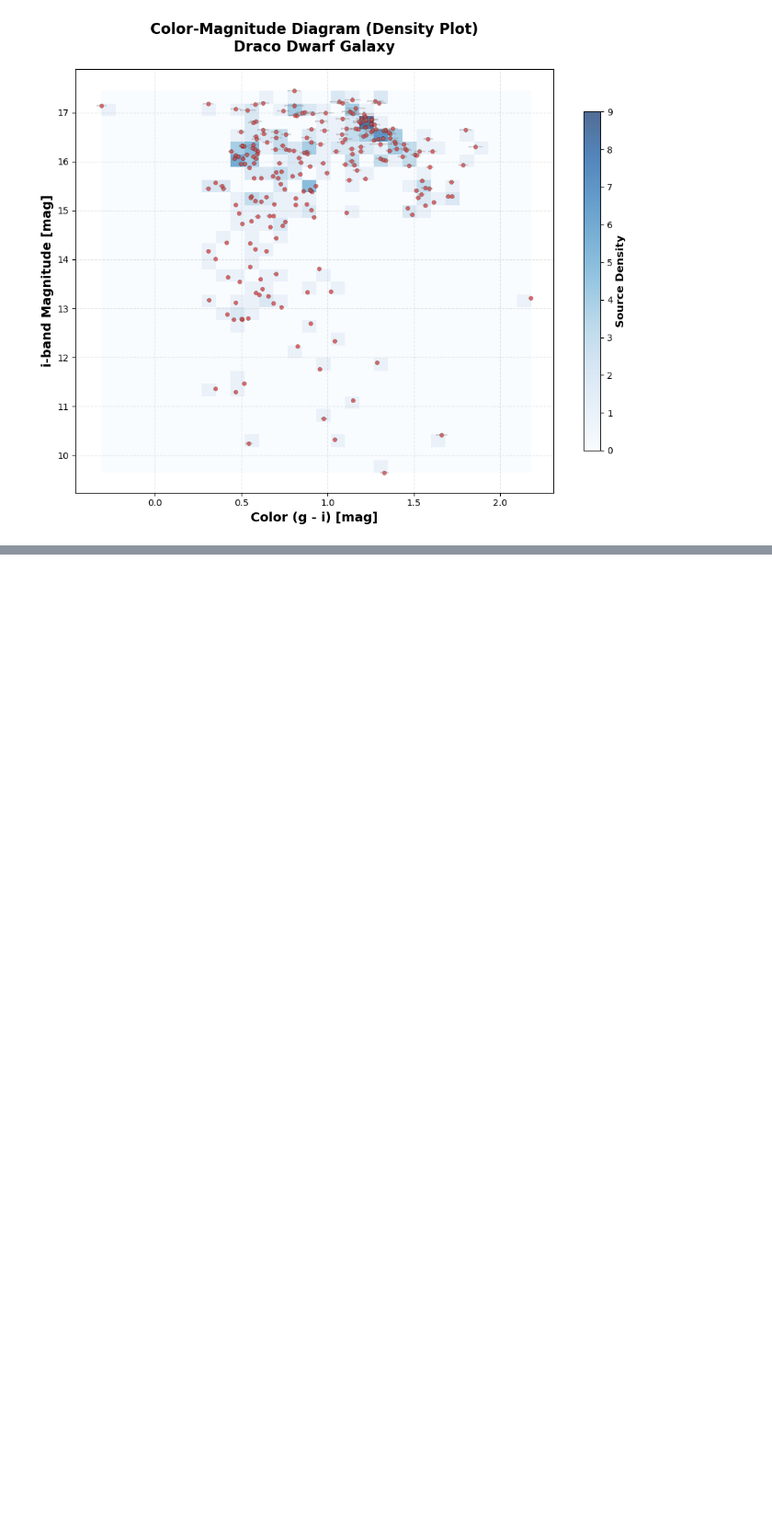
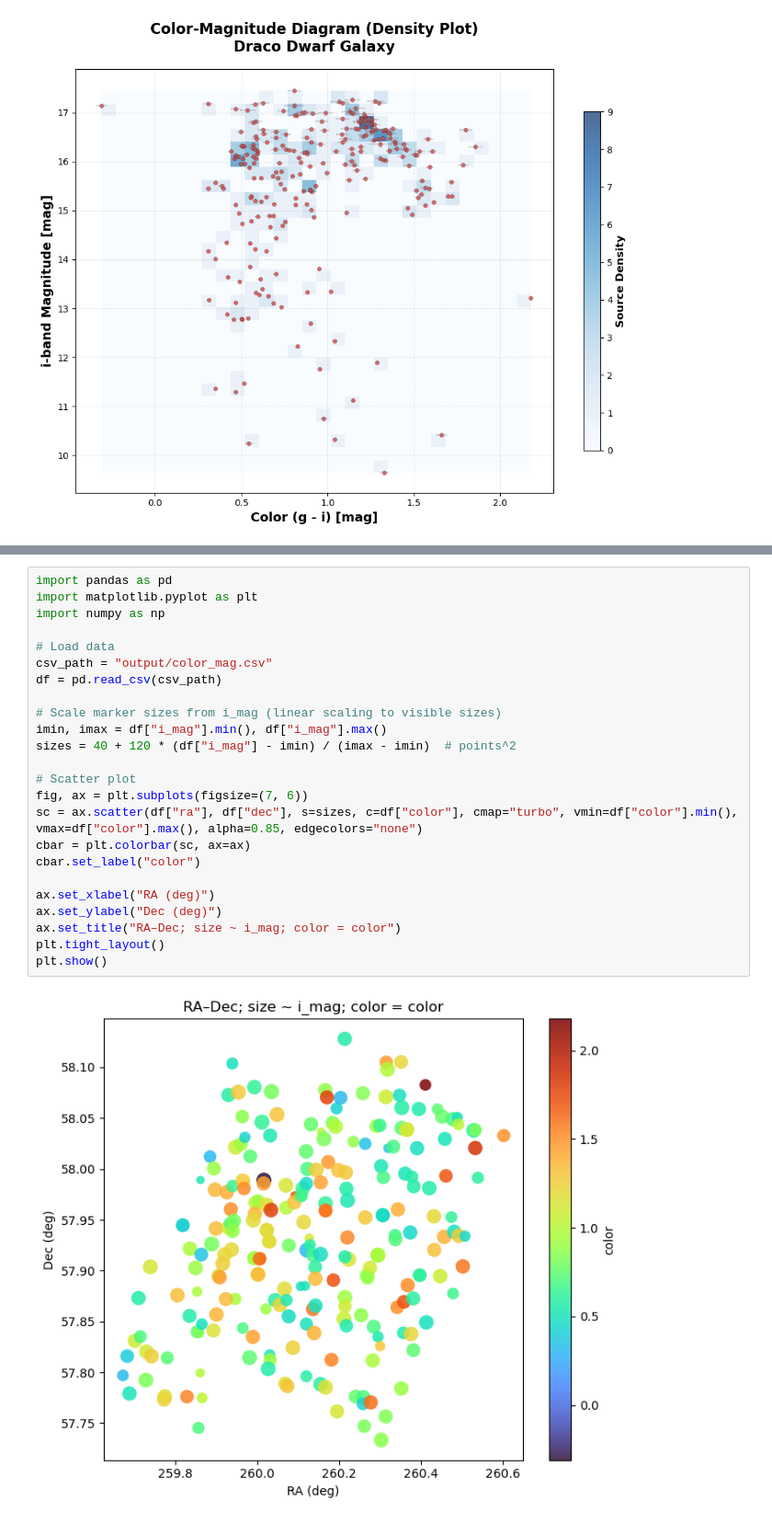
Before and after one commit to skp80286/trgb, a Jupyter notebook: exploration.ipynb, the cells around one changed output, grey strips where cells are left out. Shown at 92% size. Drawn from its saved outputs; the diff is of its cells as text; blank space fills up the shorter version.

```diff
--- a/exploration.ipynb
+++ b/exploration.ipynb
@@ -463,0 +706,26 @@ Mean magnitude error: 0.020 mag
+# %%
+import pandas as pd
+import matplotlib.pyplot as plt
+import numpy as np
+
+# Load data
+csv_path = "output/color_mag.csv"
+df = pd.read_csv(csv_path)
+
+# Scale marker sizes from i_mag (linear scaling to visible sizes)
+imin, imax = df["i_mag"].min(), df["i_mag"].max()
+sizes = 40 + 120 * (df["i_mag"] - imin) / (imax - imin)  # points^2
+
+# Scatter plot
+fig, ax = plt.subplots(figsize=(7, 6))
+sc = ax.scatter(df["ra"], df["dec"], s=sizes, c=df["color"], cmap="turbo", vmin=df["color"].min(), vmax=df["color"].max(), alpha=0.85, edgecolors="none")
+cbar = plt.colorbar(sc, ax=ax)
+cbar.set_label("color")
+
+ax.set_xlabel("RA (deg)")
+ax.set_ylabel("Dec (deg)")
+ax.set_title("RA–Dec; size ~ i_mag; color = color")
+plt.tight_layout()
+plt.show()
+# %% [output]
+[figure, added]
```
Also changed, not shown: parts of 3 cells of this notebook.
